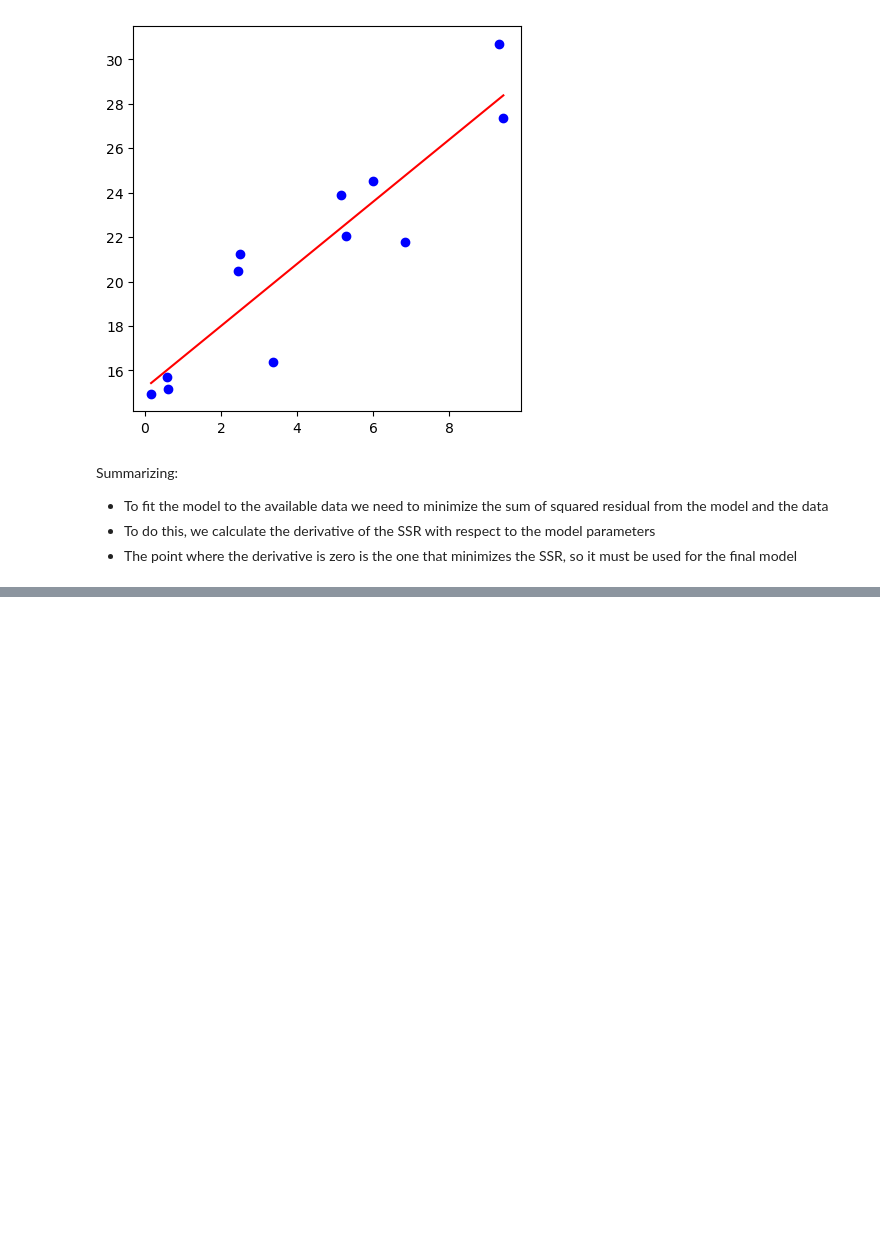
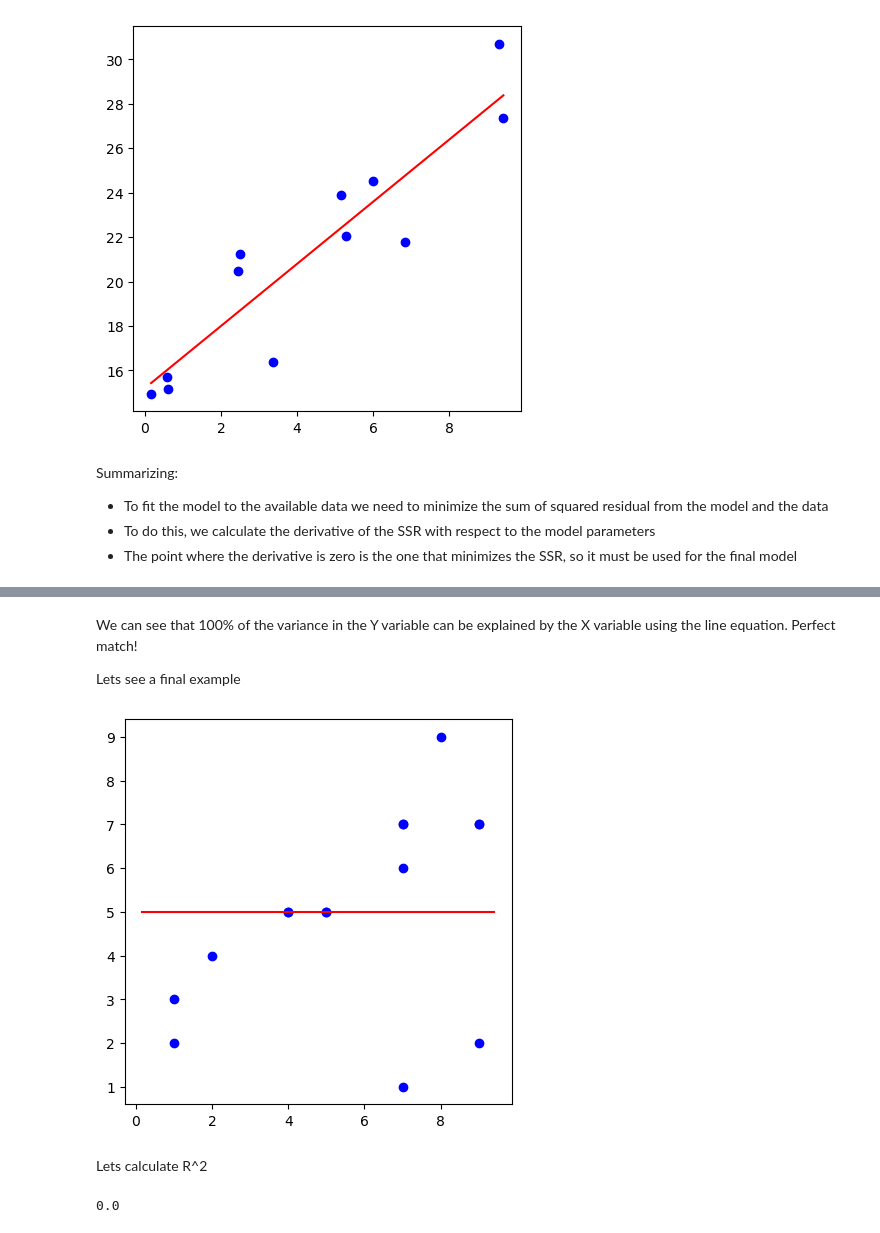
Before and after one commit to herrmilt/PythonLectures, a Jupyter notebook: Lecture5/lin_classif.ipynb, the cells around one changed output, grey strips where cells are left out. Drawn from its saved outputs; the diff is of its cells as text; code cells hidden in the pictures; blank space fills up the shorter version.

```diff
--- a/Lecture5/lin_classif.ipynb
+++ b/Lecture5/lin_classif.ipynb
@@ -247,0 +320,24 @@ Summarizing:
+# %% [markdown]
+We can see that 100% of the variance in the Y variable can be explained by the X variable using the line equation. Perfect match!
+
+Lets see a final example
+# %%
+X3 = np.random.randint(1, 10, size=15)
+Y3 = np.random.randint(1, 10, size=15)
+line3 = np.poly1d([0, np.average(Y3)])
+
+fig, ax = plt.subplots(figsize=(5, 5))
+ax.scatter(X3, Y3, color='blue', label='Random Points')
+draw_line(line3, 'red', ax, X)
+# %% [output]
+[figure, added]
+# %% [markdown]
+Lets calculate R^2
+# %%
+mean_size = np.average(Y3)
+ssr_mean = sum((mean_size - y)**2 for y in Y3)
+ssr_fit = sum((line3(x) - y)**2 for x, y in zip(X3, Y3))
+R_2 = (ssr_mean - ssr_fit) / ssr_mean
+R_2
+# %% [output]
+0.0
```
Also changed, not shown: parts of 40 cells of this notebook, 1 other file.
